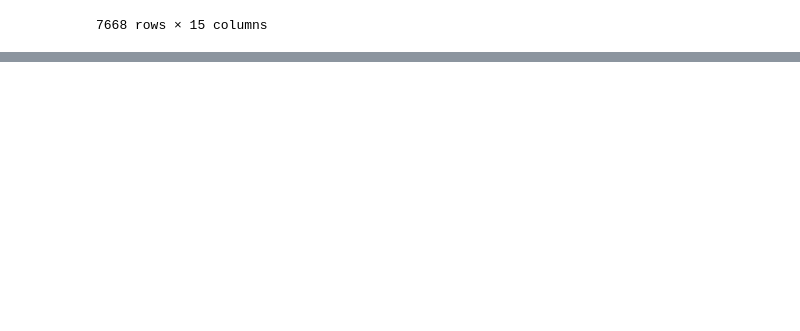
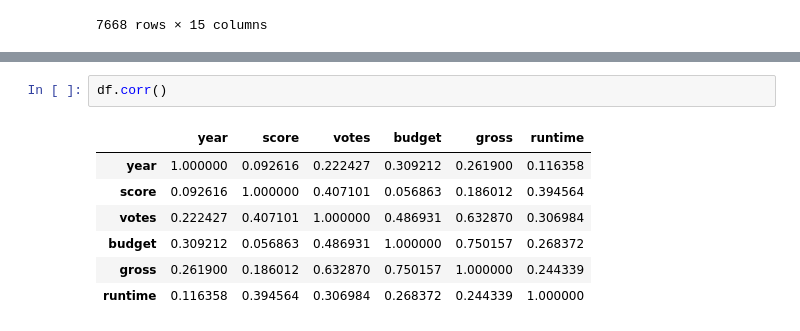
Before and after one commit to michaelconnell10/Python-Portfolio-Project-JupyterNB, a Jupyter notebook: Python Portfolio Project.ipynb, the cells around one changed output, grey strips where cells are left out. Cells and saved outputs as stored; diff of their text form; blank space fills up the shorter version.

```diff
--- a/Python Portfolio Project.ipynb
+++ b/Python Portfolio Project.ipynb
@@ -127,0 +123,10 @@ TypeError: '<' not supported between instances of 'str' and 'int'
+# %%
+df.corr()
+# %% [output]
+|  | year | score | votes | budget | gross | runtime |
+| year | 1.000000 | 0.092616 | 0.222427 | 0.309212 | 0.261900 | 0.116358 |
+| score | 0.092616 | 1.000000 | 0.407101 | 0.056863 | 0.186012 | 0.394564 |
+| votes | 0.222427 | 0.407101 | 1.000000 | 0.486931 | 0.632870 | 0.306984 |
+| budget | 0.309212 | 0.056863 | 0.486931 | 1.000000 | 0.750157 | 0.268372 |
+| gross | 0.261900 | 0.186012 | 0.632870 | 0.750157 | 1.000000 | 0.244339 |
+| runtime | 0.116358 | 0.394564 | 0.306984 | 0.268372 | 0.244339 | 1.000000 |
```
Also changed, not shown: parts of 11 cells of this notebook.
